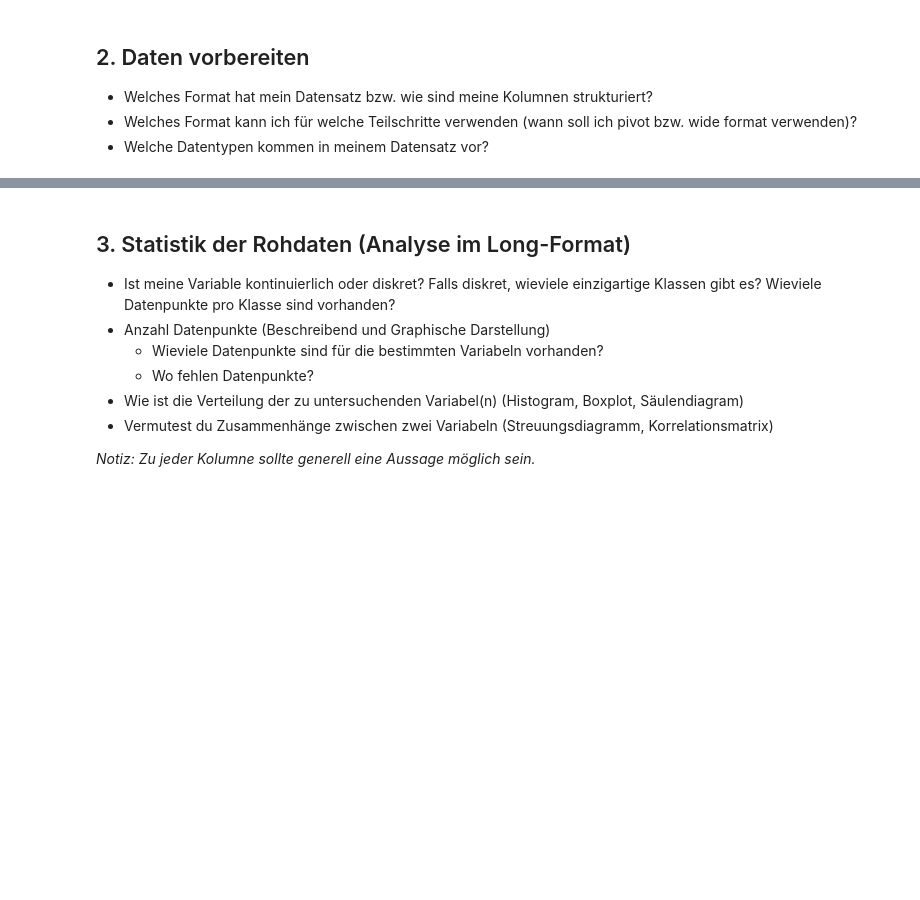
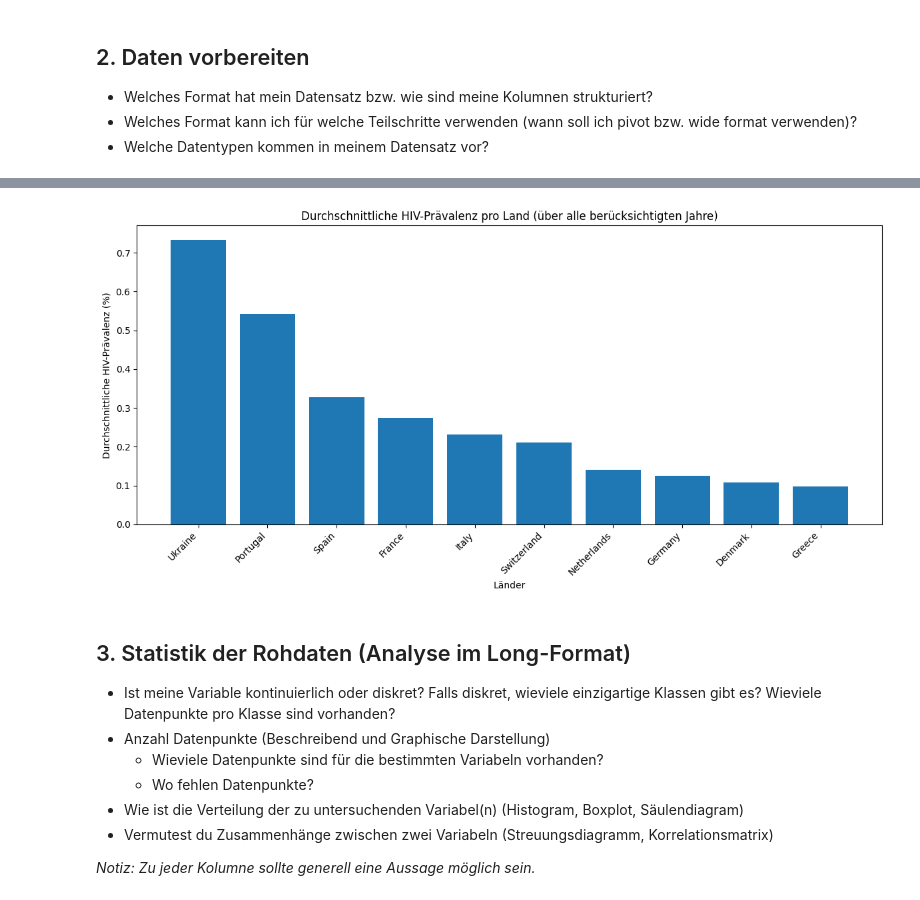
Before and after one commit to Elischwan/Leistungsnachweis-1, a Jupyter notebook: Grundgerüst_Leistungsnachweis.ipynb, the cells around one changed output, grey strips where cells are left out. Cells and saved outputs as stored; diff of their text form; code cells hidden in the pictures; blank space fills up the shorter version.

```diff
--- a/Grundgerüst_Leistungsnachweis.ipynb
+++ b/Grundgerüst_Leistungsnachweis.ipynb
@@ -159,0 +180,8 @@ Pivot-Tabelle ausgewählter Länder:
+# %%
+mean_per_country = pivot_df.mean(axis=1)
+
+
+mean_table = mean_per_country.to_frame(name="Average HIV prevalence (%) across all years")
+
+print("Durchschnittliche HIV-Prävalenz pro Land (über alle berücksichtigten Jahre):")
+display(mean_table)
@@ -160,3 +202,22 @@ Pivot-Tabelle ausgewählter Länder:
+# %%
+import matplotlib.pyplot as plt
+
+mean_table_sorted = mean_table.sort_values(by="Average HIV prevalence (%) across all years", ascending=False)
+
+plt.figure(figsize=(12, 6))
+plt.bar(mean_table_sorted.index, mean_table_sorted["Average HIV prevalence (%) across all years"])
+
+plt.xlabel("Länder")
+plt.ylabel("Durchschnittliche HIV-Prävalenz (%)")
+plt.title("Durchschnittliche HIV-Prävalenz pro Land (über alle berücksichtigten Jahre)")
+
+# X-Achsen-Ticks lesbarer machen
+plt.xticks(rotation=45, ha="right")
+
+plt.tight_layout()
+plt.show()
+# %% [output]
+[figure, added]
 # %% [markdown]
 ## 3. Statistik der Rohdaten (Analyse im Long-Format)
 - Ist meine Variable kontinuierlich oder diskret? Falls diskret, wieviele einzigartige Klassen gibt es? Wieviele Datenpunkte pro Klasse sind vorhanden?
```
Also changed, not shown: parts of 6 cells of this notebook.
